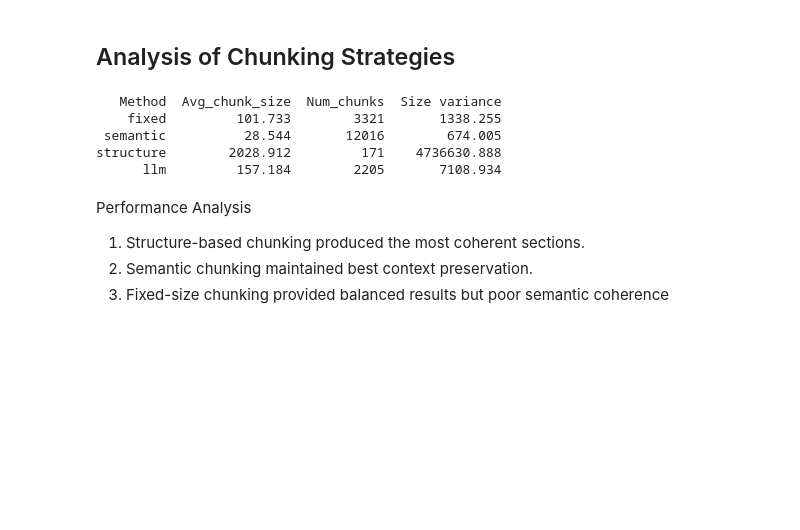
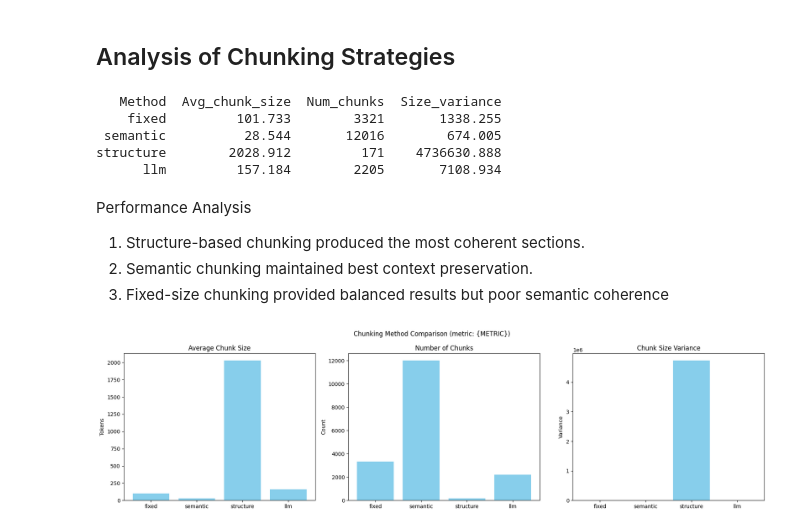
Before and after one commit to tibisor27/LLM_Production_RAG, a Jupyter notebook: src/rag_prod.ipynb, the cells around one changed output. Drawn from its saved outputs; the diff is of its cells as text; code cells hidden in the pictures; blank space fills up the shorter version.

```diff
--- a/src/rag_prod.ipynb
+++ b/src/rag_prod.ipynb
@@ -850,7 +850,7 @@ def analyze_chunks(chunks = list[dict], method_name = str, metric = str) -> dict
         "Method": method_name,
         "Avg_chunk_size": float(np.mean(sizes)) if sizes else 0,
         "Num_chunks": len(sizes),
-        "Size variance": float(np.var(sizes)) if sizes else 0,
+        "Size_variance": float(np.var(sizes)) if sizes else 0,
     }
 
 dataset = [
@@ -864,7 +864,7 @@ results = [analyze_chunks(chunks, method_name, METRIC) for method_name, chunks i
 df = pd.DataFrame(results)
 print(df.round(3).to_string(index=False))
 # %% [output]
-   Method  Avg_chunk_size  Num_chunks  Size variance
+   Method  Avg_chunk_size  Num_chunks  Size_variance
     fixed         101.733        3321       1338.255
  semantic          28.544       12016        674.005
 structure        2028.912         171    4736630.888
@@ -874,3 +874,25 @@ Performance Analysis
 1. Structure-based chunking produced the most coherent sections.
 2. Semantic chunking maintained best context preservation.
 3. Fixed-size chunking provided balanced results but poor semantic coherence
+# %%
+# --- Bar plots ----
+
+fig, axes = plt.subplots(1, 3, figsize = (18,5))
+
+axes[0].bar(df["Method"], df["Avg_chunk_size"], color = "skyblue")
+axes[0].set_title("Average Chunk Size")
+axes[0].set_ylabel({"chars":"Characters", "words":"Words", "tokens":"Tokens"}[METRIC])
+
+axes[1].bar(df["Method"], df["Num_chunks"], color = "skyblue")
+axes[1].set_title("Number of Chunks")
+axes[1].set_ylabel("Count")
+
+axes[2].bar(df["Method"], df["Size_variance"], color = "skyblue")
+axes[2].set_title("Chunk Size Variance")
+axes[2].set_ylabel("Variance")
+
+plt.suptitle("Chunking Method Comparison (metric: {METRIC})")
+plt.tight_layout()
+plt.show()
+# %% [output]
+[figure, added]
```
Also changed, not shown: parts of 1 cell of this notebook.
